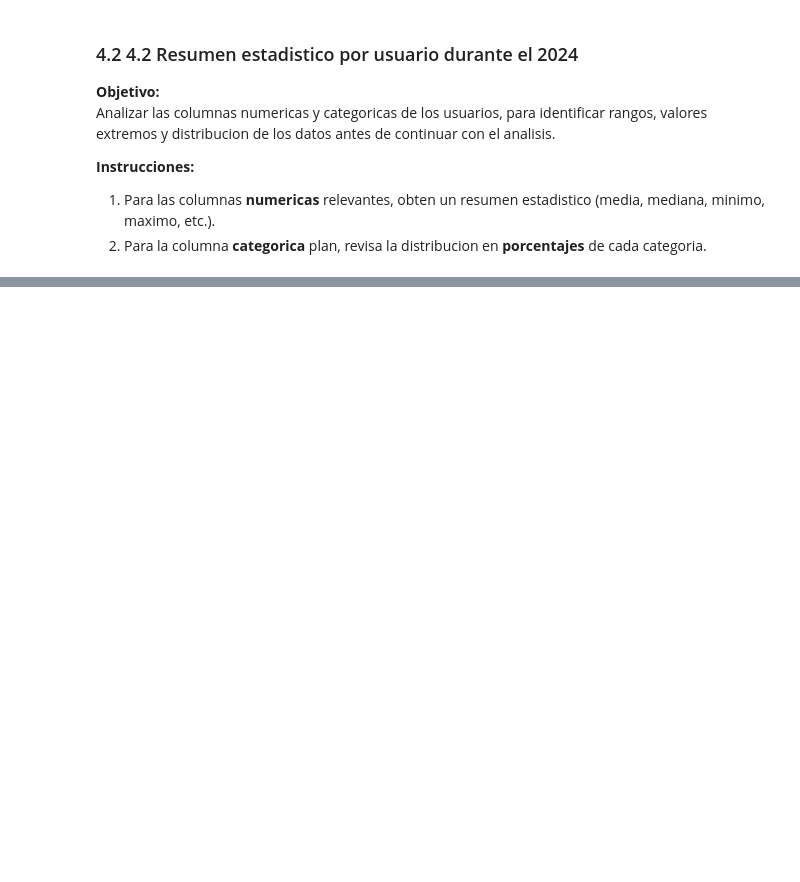
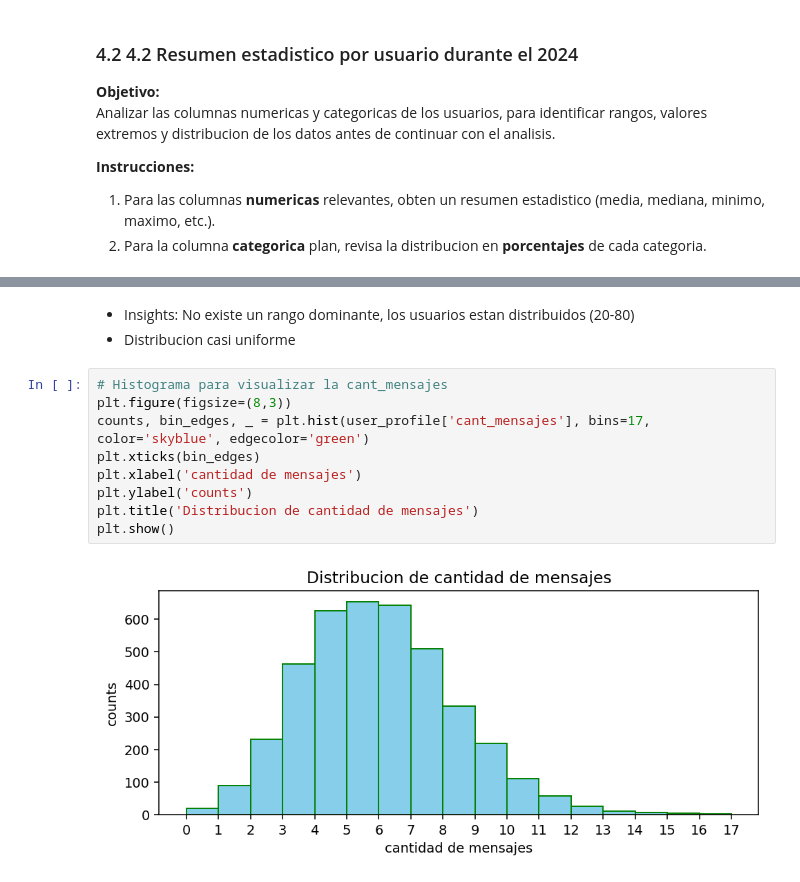
Before and after one commit to kenzoyanome/analisis_telecomunicaciones, a Jupyter notebook: Analisis_Desconnecta.ipynb, the cells around one changed output, grey strips where cells are left out. Drawn from its saved outputs; the diff is of its cells as text; blank space fills up the shorter version.

```diff
--- a/Analisis_Desconnecta.ipynb
+++ b/Analisis_Desconnecta.ipynb
@@ -506,0 +555,14 @@ Analizar las columnas numericas y categoricas de los usuarios, para identificar
+# %% [markdown]
+- Insights: No existe un rango dominante, los usuarios estan distribuidos (20-80)
+- Distribucion casi uniforme
+# %%
+# Histograma para visualizar la cant_mensajes
+plt.figure(figsize=(8,3))
+counts, bin_edges, _ = plt.hist(user_profile['cant_mensajes'], bins=17, color='skyblue', edgecolor='green')
+plt.xticks(bin_edges)
+plt.xlabel('cantidad de mensajes')
+plt.ylabel('counts')
+plt.title('Distribucion de cantidad de mensajes')
+plt.show()
+# %% [output]
+[figure, added]
```
Also changed, not shown: parts of 18 cells of this notebook.
